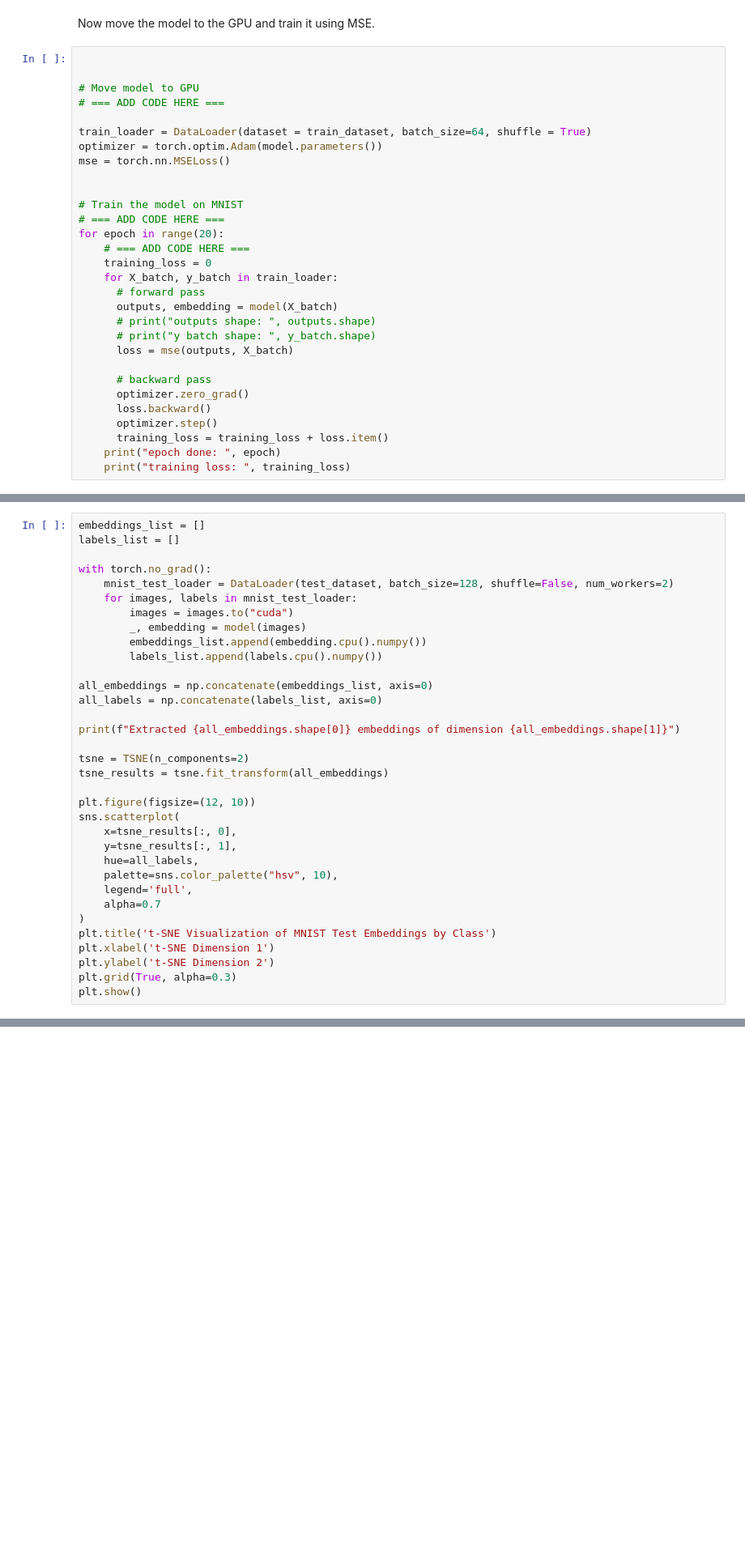
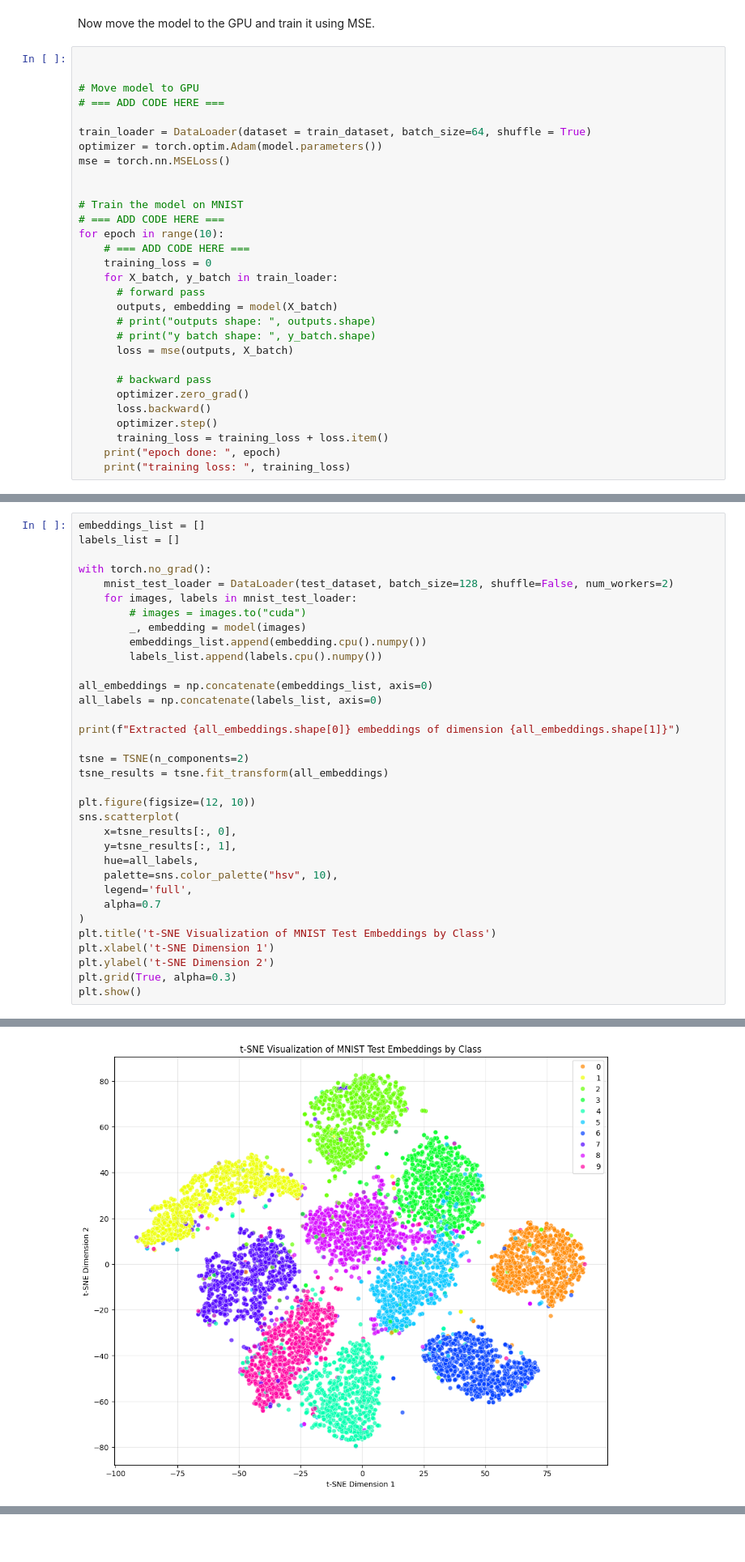
Before and after one commit to mehslambo/deepl-practicals, a Jupyter notebook: practicals/P1.2_Word_embedding_and_autoencoder.ipynb, the cells around one changed output, grey strips where cells are left out. Shown at 81% size. Cells and saved outputs as stored; diff of their text form; blank space fills up the shorter version.

```diff
--- a/practicals/P1.2_Word_embedding_and_autoencoder.ipynb
+++ b/practicals/P1.2_Word_embedding_and_autoencoder.ipynb
@@ -672,7 +672,7 @@ mse = torch.nn.MSELoss()
 
 # Train the model on MNIST
 # === ADD CODE HERE ===
-for epoch in range(20):
+for epoch in range(10):
     # === ADD CODE HERE ===
     training_loss = 0
     for X_batch, y_batch in train_loader:
@@ -738,7 +755,7 @@ labels_list = []
 with torch.no_grad():
     mnist_test_loader = DataLoader(test_dataset, batch_size=128, shuffle=False, num_workers=2)
     for images, labels in mnist_test_loader:
-        images = images.to("cuda")
+        # images = images.to("cuda")
         _, embedding = model(images)
         embeddings_list.append(embedding.cpu().numpy())
         labels_list.append(labels.cpu().numpy())
@@ -765,3 +782,4 @@ plt.xlabel('t-SNE Dimension 1')
 plt.ylabel('t-SNE Dimension 2')
 plt.grid(True, alpha=0.3)
 plt.show()
+# %% [output]
@@ -768,3 +787,4 @@ plt.show()
+[figure, added]
 # %% [markdown]
 ### Can we reconstruct other images?
 
```
Also changed, not shown: parts of 6 cells of this notebook.
